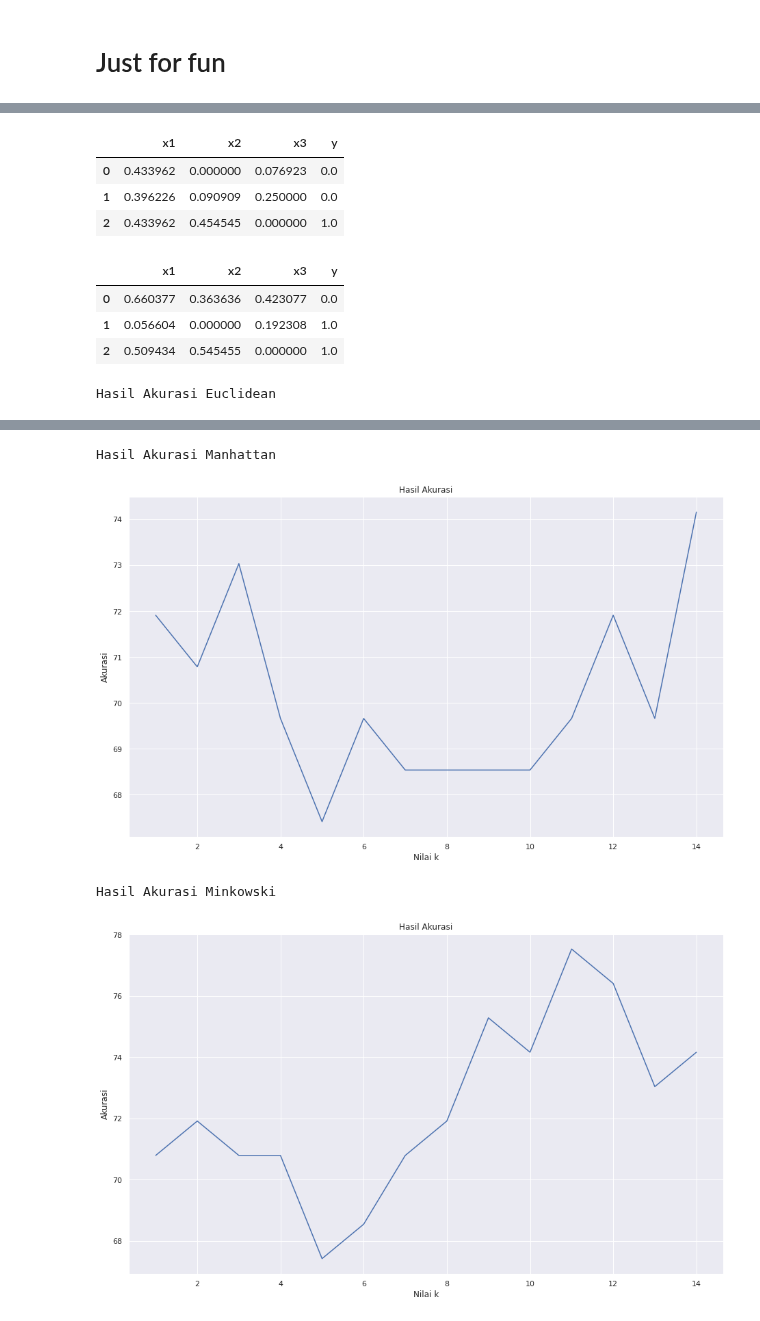
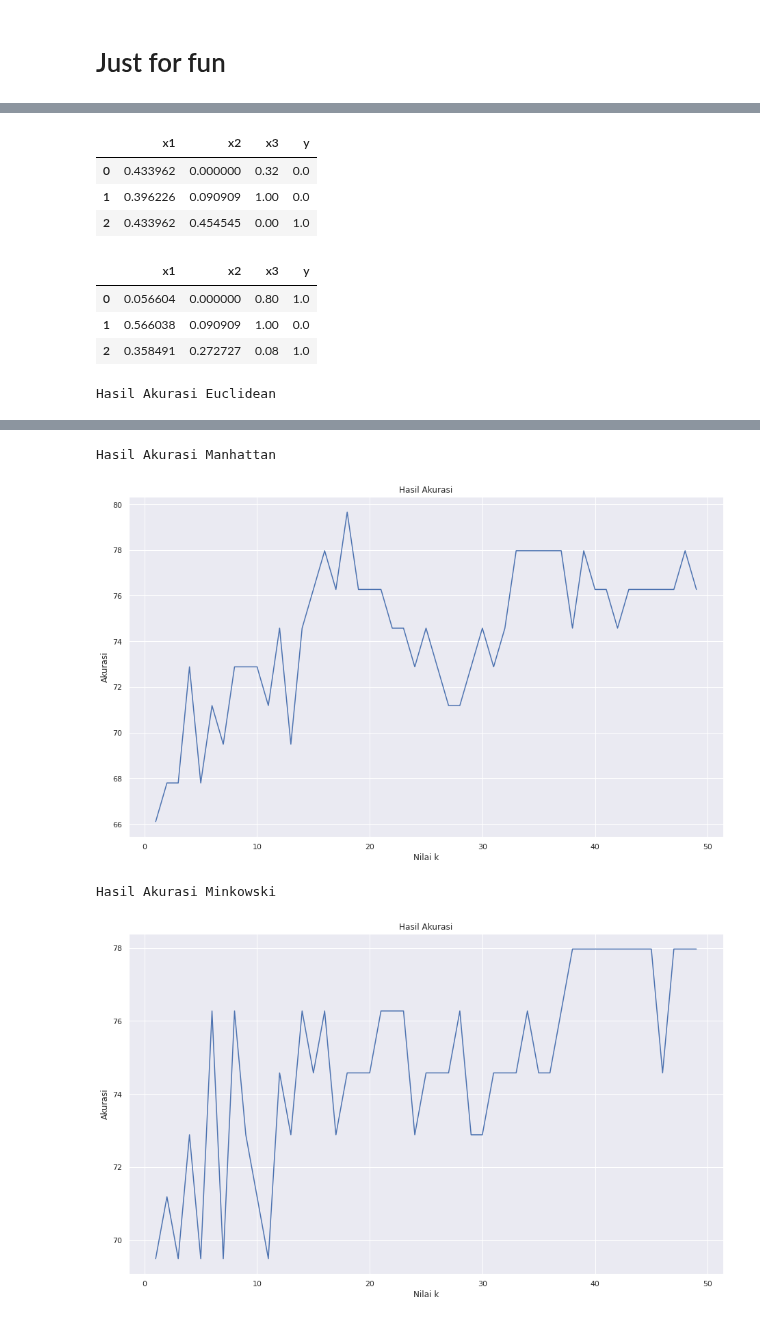
Before and after one commit to khalilullahalfaath/AI_Tubes-03-Learning, a Jupyter notebook: AI_Kelompok_15_Learning.ipynb, the cells around one changed output, grey strips where cells are left out. Cells and saved outputs as stored; diff of their text form; code cells hidden in the pictures.

```diff
--- a/AI_Kelompok_15_Learning.ipynb
+++ b/AI_Kelompok_15_Learning.ipynb
@@ -542,3 +546,7 @@ dataTestNormalized
 | 7 | 0.00 | 1.000000 | 0.333333 |
 | 8 | 0.32 | 0.090909 | 0.666667 |
 | 9 | 0.68 | 0.181818 | 0.000000 |
+# %%
+plt.rcParams["figure.figsize"] = [13, 8]
+plt.rcParams["figure.autolayout"] = True
+ax = dataTestNormalized[['x1', 'x2', 'x3']].plot(kind='box', title='Box plot dataset test')
@@ -606,7 +616,7 @@ dataResult.save()
 # Just for fun
 # %%
 # Split dataset to train and test data
-test_size = 0.3
+test_size = 0.2
 trainingSet = dataNormalized.sample(frac = 1-test_size, random_state = 84)
 validationSet = dataNormalized.drop(trainingSet.index)
 
@@ -622,16 +632,16 @@ No. of testing examples: 89
 trainingSet.head(3)
 # %% [output]
 |  | x1 | x2 | x3 | y |
-| 0 | 0.433962 | 0.000000 | 0.076923 | 0.0 |
-| 1 | 0.396226 | 0.090909 | 0.250000 | 0.0 |
-| 2 | 0.433962 | 0.454545 | 0.000000 | 1.0 |
+| 0 | 0.433962 | 0.000000 | 0.32 | 0.0 |
+| 1 | 0.396226 | 0.090909 | 1.00 | 0.0 |
+| 2 | 0.433962 | 0.454545 | 0.00 | 1.0 |
 # %%
 validationSet.head(3)
 # %% [output]
 |  | x1 | x2 | x3 | y |
-| 0 | 0.660377 | 0.363636 | 0.423077 | 0.0 |
-| 1 | 0.056604 | 0.000000 | 0.192308 | 1.0 |
-| 2 | 0.509434 | 0.545455 | 0.000000 | 1.0 |
+| 0 | 0.056604 | 0.000000 | 0.80 | 1.0 |
+| 1 | 0.566038 | 0.090909 | 1.00 | 0.0 |
+| 2 | 0.358491 | 0.272727 | 0.08 | 1.0 |
 # %%
 xTrain,yTrain = splitDependent(trainingSet)
 xVal,yVal = splitDependent(validationSet)
@@ -647,7 +657,7 @@ yTrain = np.array(yTrain)
 xVal = np.array(xVal)
 yVal = np.array(yVal)
 
-for i in range(1,15):
+for i in range(1,50):
   resultEuclidean = euclidean(xTrain,yTrain,xVal)
   resultManhattan = manhattan(xTrain,yTrain,xVal)
   resultMinkowski = minkowski(xTrain,yTrain,xVal)
@@ -675,10 +685,10 @@ for i in range(1,15):
   #print(str(hasilAkurasiMinkowski)+"%")
 
 print("Hasil Akurasi Euclidean")
-makePlot(listEuclidean,15)
+makePlot(listEuclidean,50)
 print("Hasil Akurasi Manhattan")
-makePlot(listManhattan,15)
+makePlot(listManhattan,50)
 print("Hasil Akurasi Minkowski")
-makePlot(listMinkowski,15)
+makePlot(listMinkowski,50)
 # %% [output]
 Hasil Akurasi Euclidean
@@ -686,4 +696,4 @@ Hasil Akurasi Euclidean
 Hasil Akurasi Manhattan
-[figure, old version]
+[figure, new version]
 Hasil Akurasi Minkowski
-[figure, old version]
+[figure, new version]
```
Also changed, not shown: parts of 15 cells of this notebook.
